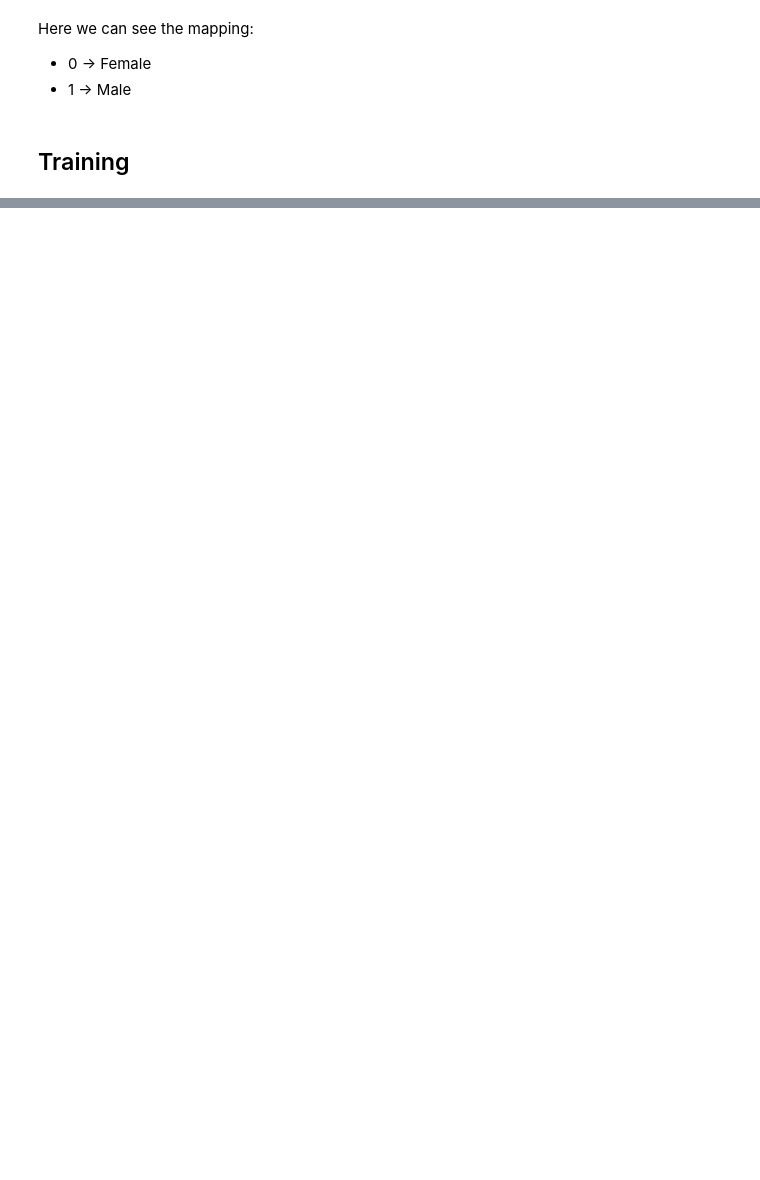
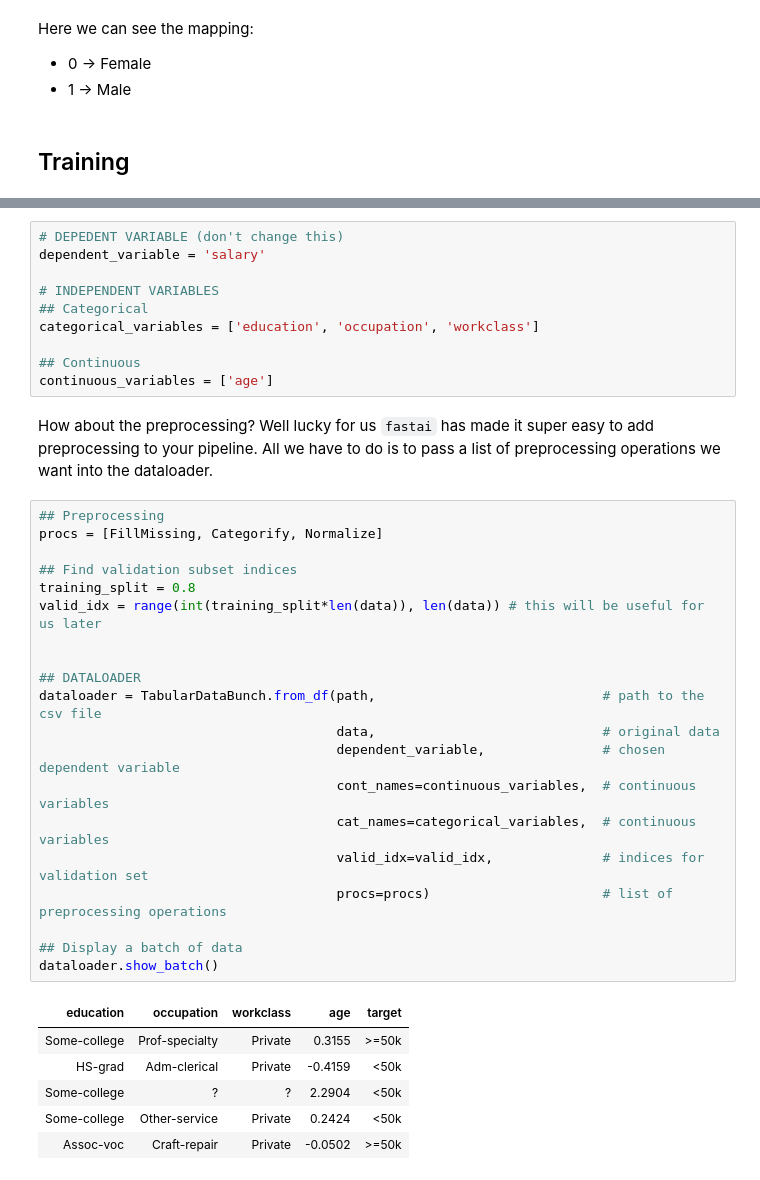
Before and after one commit to aryanfaghihi/ai-course, a Jupyter notebook: Tabular 2.ipynb, the cells around one changed output, grey strips where cells are left out. Cells and saved outputs as stored; diff of their text form; blank space fills up the shorter version.

Commit message:
Finished the training section as well as the alternate project

```diff
--- a/Tabular 2.ipynb
+++ b/Tabular 2.ipynb
@@ -443,0 +389,39 @@ Here we can see the mapping:
+# %%
+# DEPEDENT VARIABLE (don't change this)
+dependent_variable = 'salary'
+
+# INDEPENDENT VARIABLES
+## Categorical
+categorical_variables = ['education', 'occupation', 'workclass']
+
+## Continuous
+continuous_variables = ['age']
+# %% [markdown]
+How about the preprocessing? Well lucky for us `fastai` has made it super easy to add preprocessing to your pipeline. All we have to do is to pass a list of preprocessing operations we want into the dataloader.
+# %%
+## Preprocessing
+procs = [FillMissing, Categorify, Normalize]
+
+## Find validation subset indices
+training_split = 0.8
+valid_idx = range(int(training_split*len(data)), len(data)) # this will be useful for us later
+
+
+## DATALOADER
+dataloader = TabularDataBunch.from_df(path,                             # path to the csv file
+                                      data,                             # original data
+                                      dependent_variable,               # chosen dependent variable
+                                      cont_names=continuous_variables,  # continuous variables
+                                      cat_names=categorical_variables,  # continuous variables
+                                      valid_idx=valid_idx,              # indices for validation set
+                                      procs=procs)                      # list of preprocessing operations
+
+## Display a batch of data
+dataloader.show_batch()
+# %% [output]
+| education | occupation | workclass | age | target |
+| Some-college | Prof-specialty | Private | 0.3155 | >=50k |
+| HS-grad | Adm-clerical | Private | -0.4159 | <50k |
+| Some-college | ? | ? | 2.2904 | <50k |
+| Some-college | Other-service | Private | 0.2424 | <50k |
+| Assoc-voc | Craft-repair | Private | -0.0502 | >=50k |
```
Also changed, not shown: parts of 37 cells of this notebook.
